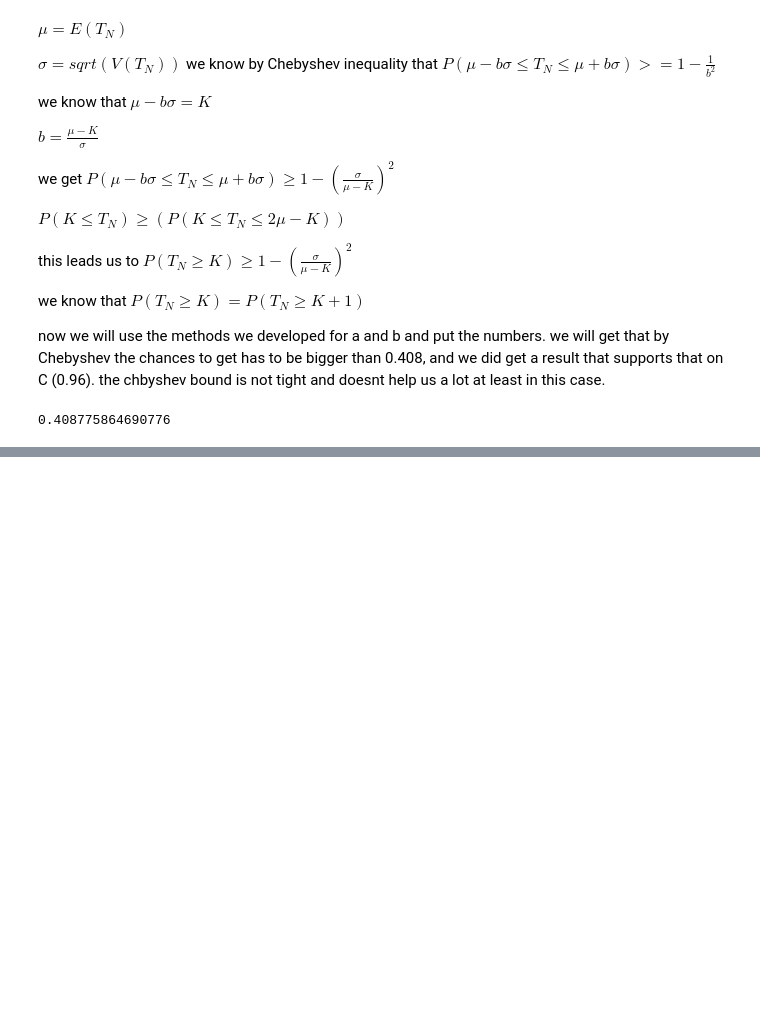
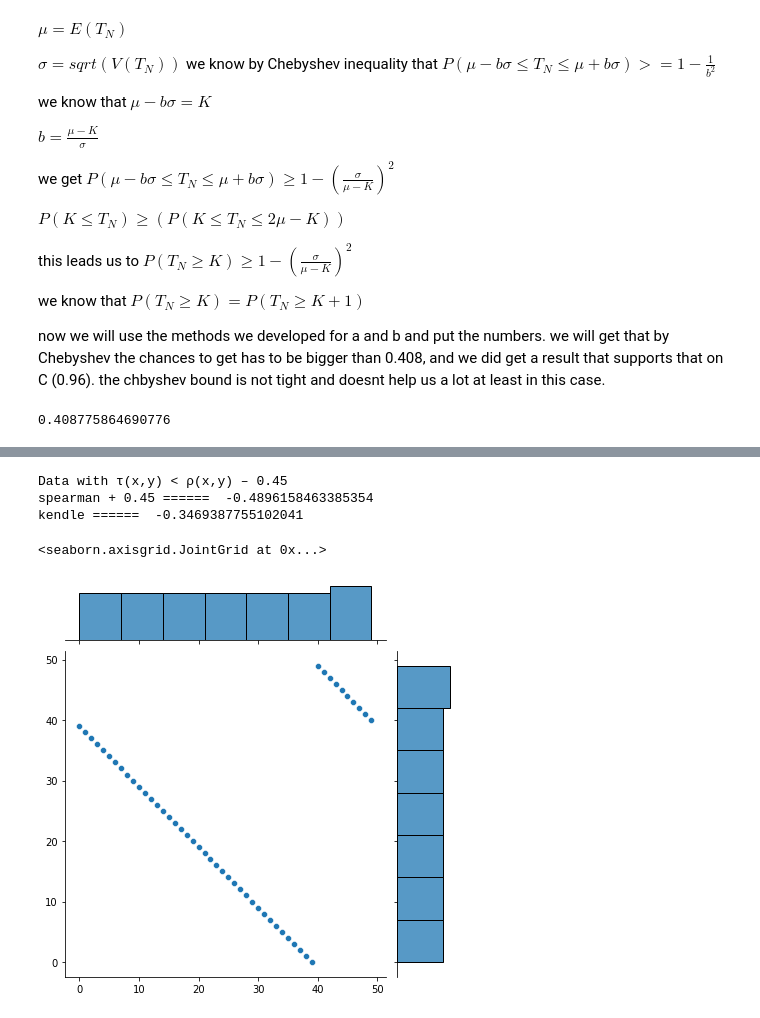
Before and after one commit to Alon-daniel/statistis, a Jupyter notebook: statistics/hw2/201639663_038198149.ipynb, the cells around one changed output, grey strips where cells are left out. Cells and saved outputs as stored; diff of their text form; code cells hidden in the pictures; blank space fills up the shorter version.

```diff
--- a/statistics/hw2/201639663_038198149.ipynb
+++ b/statistics/hw2/201639663_038198149.ipynb
@@ -574,0 +615,16 @@ print(P_T_20_Bigger_41)
+# %%
+
+y = np.flip(np.arange(50))
+x = np.roll(np.arange(50), 10)
+
+# print('τ(x,y) > ρ(x,y) + 0.45')
+print('Data with τ(x,y) < ρ(x,y) – 0.45')
+print('spearman + 0.45 ====== ', stats.spearmanr(x,y)[0] - 0.45)
+print('kendle ====== ', stats.kendalltau(x,y)[0])
+sns.jointplot(x,y)
+# %% [output]
+Data with τ(x,y) < ρ(x,y) – 0.45
+spearman + 0.45 ======  -0.4896158463385354
+kendle ======  -0.3469387755102041
+<seaborn.axisgrid.JointGrid at 0x...>
+[figure, added]
```
Also changed, not shown: parts of 2 cells of this notebook, 1 other file.
